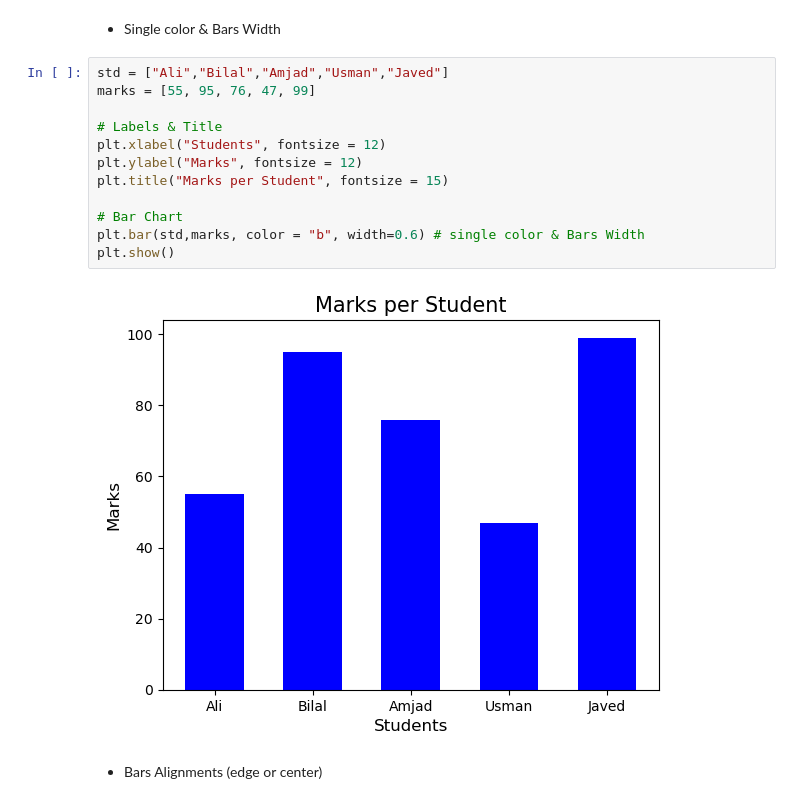
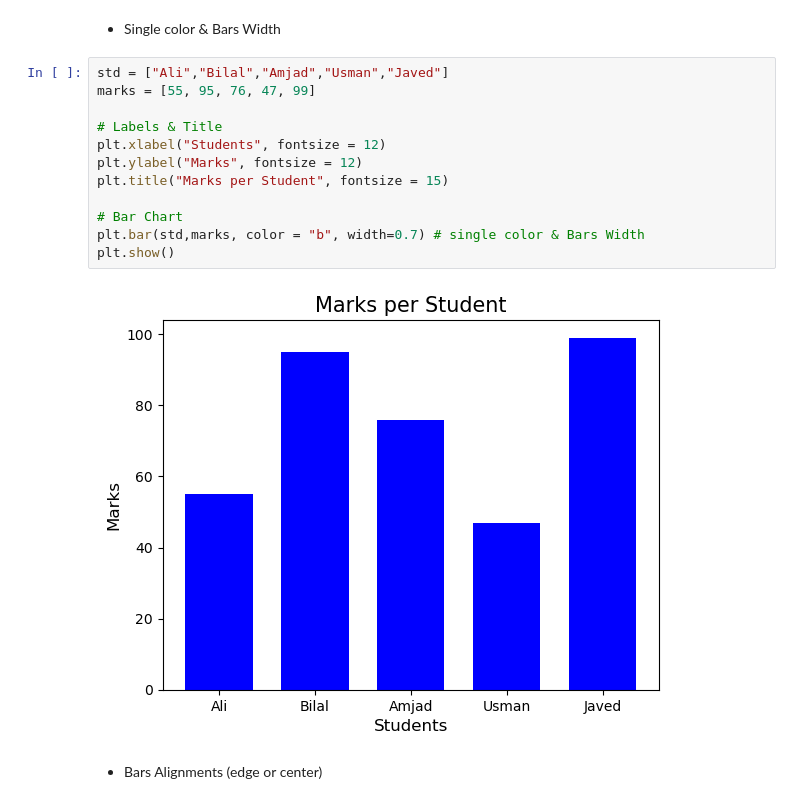
Before and after one commit to hakeemrehman/Python-for-Data-Analysis, a Jupyter notebook: 5. Data Visualization Using MatPlotlib/Plotting and Visualization-Matplotlib.ipynb, the cells around one changed output. Saved outputs shown, nothing was run; the diff lists cells and outputs as text.

```diff
--- a/5. Data Visualization Using MatPlotlib/Plotting and Visualization-Matplotlib.ipynb
+++ b/5. Data Visualization Using MatPlotlib/Plotting and Visualization-Matplotlib.ipynb
@@ -94,17 +96,17 @@ plt.show()
 # %%
 std = ["Ali","Bilal","Amjad","Usman","Javed"]
 marks = [55, 95, 76, 47, 99]
 
 # Labels & Title
 plt.xlabel("Students", fontsize = 12)
 plt.ylabel("Marks", fontsize = 12)
 plt.title("Marks per Student", fontsize = 15)
 
 # Bar Chart
-plt.bar(std,marks, color = "b", width=0.6) # single color & Bars Width
+plt.bar(std,marks, color = "b", width=0.7) # single color & Bars Width
 plt.show()
 # %% [output]
-[figure, old version]
+[figure, new version]
 # %% [markdown]
 - Bars Alignments (edge or center)
 # %%
```
Also changed, not shown: parts of 24 cells of this notebook.
